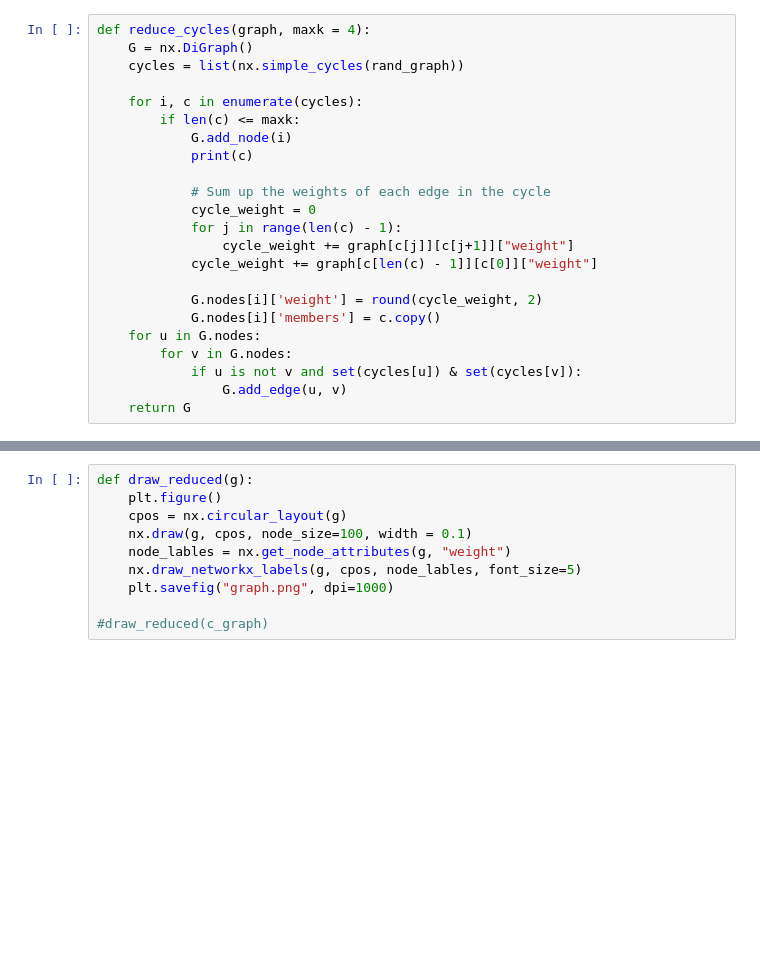
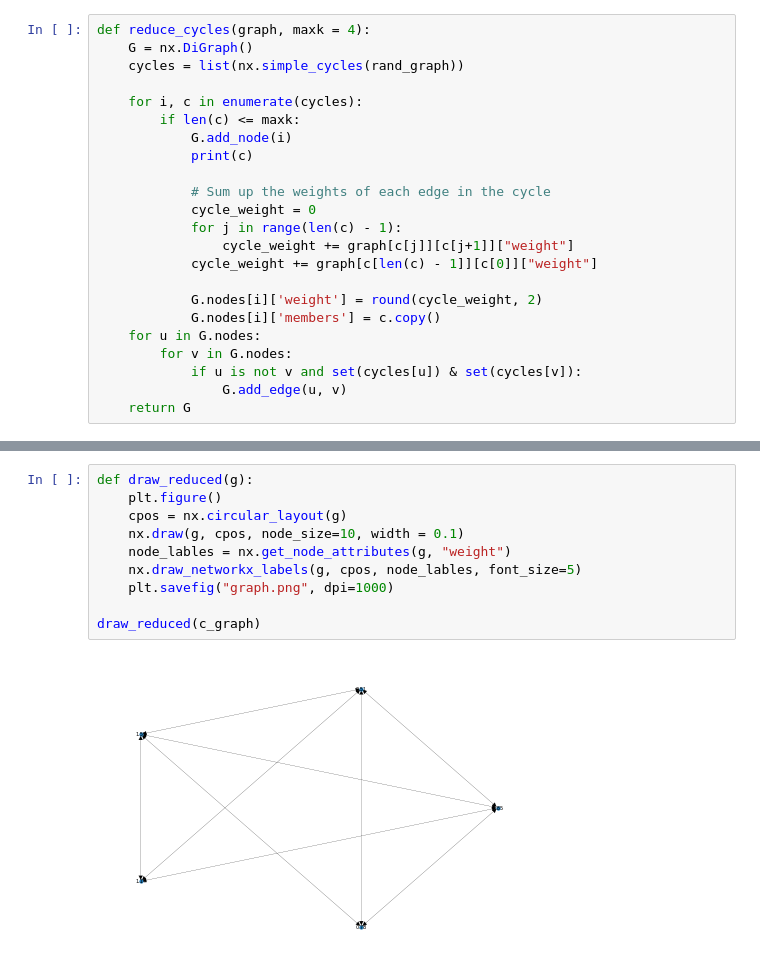
Before and after one commit to Zeyuzhao/DeepKidney, a Jupyter notebook: notebooks/cyc2node.ipynb, the cells around one changed output, grey strips where cells are left out. Drawn from its saved outputs; the diff is of its cells as text; blank space fills up the shorter version.

```diff
--- a/notebooks/cyc2node.ipynb
+++ b/notebooks/cyc2node.ipynb
@@ -82,10 +77,12 @@ print(len(c_graph))
 # %%
 def draw_reduced(g):
     plt.figure()
     cpos = nx.circular_layout(g)
-    nx.draw(g, cpos, node_size=100, width = 0.1)
+    nx.draw(g, cpos, node_size=10, width = 0.1)
     node_lables = nx.get_node_attributes(g, "weight")
     nx.draw_networkx_labels(g, cpos, node_lables, font_size=5)
     plt.savefig("graph.png", dpi=1000)
 
-#draw_reduced(c_graph)
+draw_reduced(c_graph)
+# %% [output]
+[figure, added]
```
Also changed, not shown: parts of 6 cells of this notebook, 3 other files.
